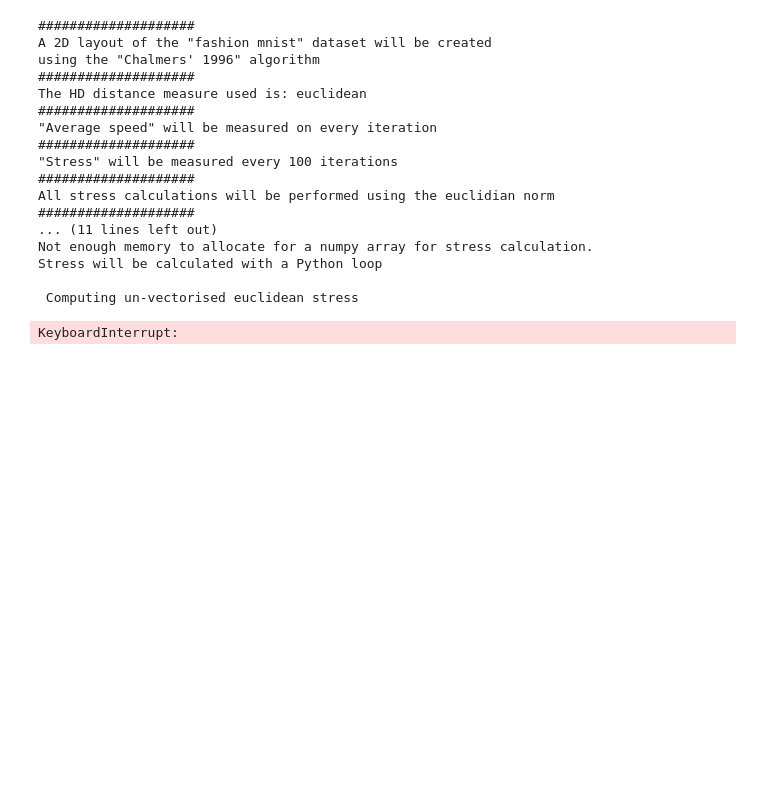
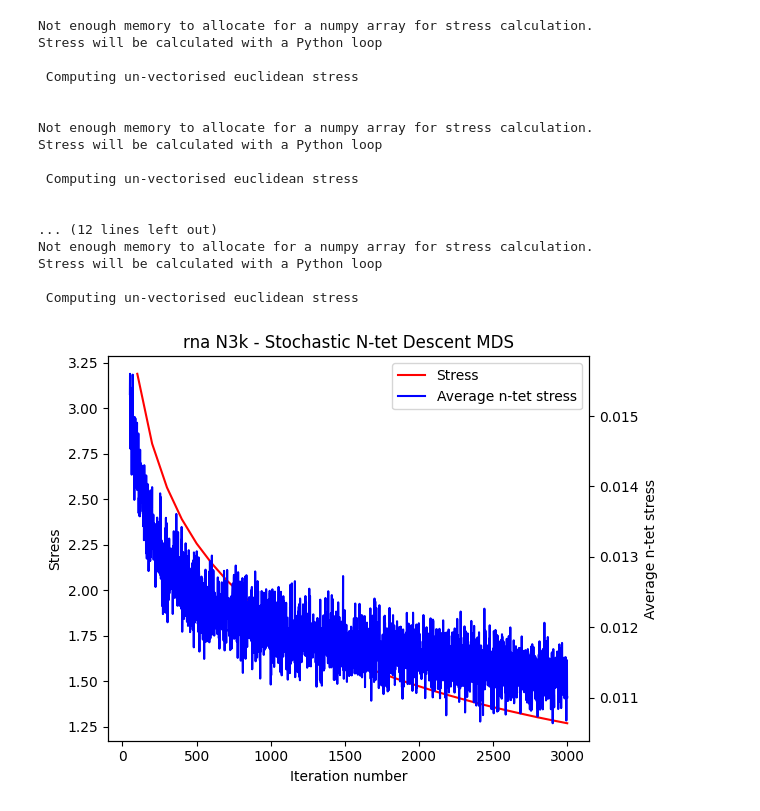
Before and after one commit to Jan961/2095736w, a Jupyter notebook: experiments/sned_vs_96/choosing_iteration_number.ipynb, the cells around one changed output. Drawn from its saved outputs; the diff is of its cells as text; code cells hidden in the pictures; blank space fills up the shorter version.

Commit message:
experiments and fixing tests

```diff
--- a/experiments/sned_vs_96/choosing_iteration_number.ipynb
+++ b/experiments/sned_vs_96/choosing_iteration_number.ipynb
@@ -19,9 +24,9 @@ from scipy import stats
 # %%
 rna = DataFetcher.fetch_data('rna N3k')
 coli20 =  DataFetcher.fetch_data('coil20')
-globe = DataFetcher.fetch_data('globe', size=7000)
-fmnist = DataFetcher.fetch_data('fashion mnist', size=7000)
-mnist = DataFetcher.fetch_data('mnist', size=7000)
+globe = DataFetcher.fetch_data('globe', size=3000)
+fmnist = DataFetcher.fetch_data('fashion mnist', size=3000)
+mnist = DataFetcher.fetch_data('mnist', size=3000)
 
 datasets = [rna, coli20,globe,fmnist, mnist]
 dataset_names = ['rna N3k', 'coli20', 'globe', 'fashion mnist', 'mnist']
@@ -50,8 +57,8 @@ Dataset shape: (7000, 784)
 # %%
-metric_collection_96 = {'Average speed': 1, "Stress": 100}
+metric_collection_96 = {'Average speed': 1, "Stress": 200}
 
-dataset = datasets[0]
-iters = 3000
+iters_chalmers = 2000
+iters_squad = 500
 layouts = []
 
 for dataset in datasets[3:]:
@@ -62,14 +69,14 @@ for dataset in datasets[3:]:
                         damping_constant=0, spring_constant=0.5,
                         use_knnd=False, sample_set_size=10, neighbour_set_size=5)
 
-    layout_96 = LayoutCreation.create_layout(algo96, optional_metric_collection=metric_collection_96, no_iters=iters)
+    layout_96 = LayoutCreation.create_layout(algo96, optional_metric_collection=metric_collection_96, no_iters=iters_chalmers)
     show_layout(layout_96, use_labels=True, title="96")
     show_generation_metrics(layout_96, iters_from=100, average_speed=True, title=f"Chalmers' 96, {dataset.name.capitalize()}")
     show_generation_metrics(layout_96, average_speed=True, title=f"Chalmers' 96, {dataset.name.capitalize()}")
 
-    metric_collection_squad = { "Stress": 100, "Average n-tet stress": 1}
-    squad = SNeD(dataset=dataset, initial_layout=Xld, use_nesterovs_momentum=False, ntet_size=4, momentum=0.1)
-    layout_squad = LayoutCreation.create_layout(squad, no_iters=iters,optional_metric_collection=metric_collection_squad)
+    metric_collection_squad = { "Stress": 200, "Average n-tet stress": 1}
+    squad = SNeD(dataset=dataset, initial_layout=Xld, use_nesterovs_momentum=False, ntet_size=4)
+    layout_squad = LayoutCreation.create_layout(squad, no_iters=iters_squad,optional_metric_collection=metric_collection_squad)
     show_layout(layout_squad, use_labels=True, title="SQuaD")
     show_generation_metrics(layout_squad, iters_from=100, quartet_stress=True, title=f"SQuaD, {dataset.name.capitalize()}")
     show_generation_metrics(layout_squad, quartet_stress=True, title=f"SQuaD, {dataset.name.capitalize()}")
@@ -86,21 +93,31 @@ path_to_pickle_lay = (Path(output_dir).joinpath(Path(f"other_layouts.pickle"))).
 with open(path_to_pickle_lay, 'wb') as pickle_out:
     pickle.dump(layouts, pickle_out)
 # %% [output]
-####################
-A 2D layout of the "fashion mnist" dataset will be created
-using the "Chalmers' 1996" algorithm
-####################
-The HD distance measure used is: euclidean
-####################
-"Average speed" will be measured on every iteration
-####################
-"Stress" will be measured every 100 iterations
-####################
-All stress calculations will be performed using the euclidian norm
-####################
-... (11 lines left out)
 Not enough memory to allocate for a numpy array for stress calculation.
 Stress will be calculated with a Python loop
 
  Computing un-vectorised euclidean stress
+
+
+Not enough memory to allocate for a numpy array for stress calculation.
+Stress will be calculated with a Python loop
+
+ Computing un-vectorised euclidean stress
+
+
+... (12 lines left out)
+Not enough memory to allocate for a numpy array for stress calculation.
+Stress will be calculated with a Python loop
+
+ Computing un-vectorised euclidean stress
-KeyboardInterrupt:
+# %%
+output_dir= (Path(PROJECT_ROOT).joinpath(
+    Path(f"experiments/sned_vs_96/out/"))).resolve().absolute()
+
+path_to_pickle = (Path(output_dir).joinpath(Path(f"rna_layouts.pickle"))).resolve()
+with open(path_to_pickle, 'rb') as file:
+    layouts = pickle.load(file)
+
+show_generation_metrics(layout=layouts[0], quartet_stress=True, iters_from=50)
+# %% [output]
+[figure, added]
```
Also changed, not shown: parts of 3 cells of this notebook, 25 other files.
